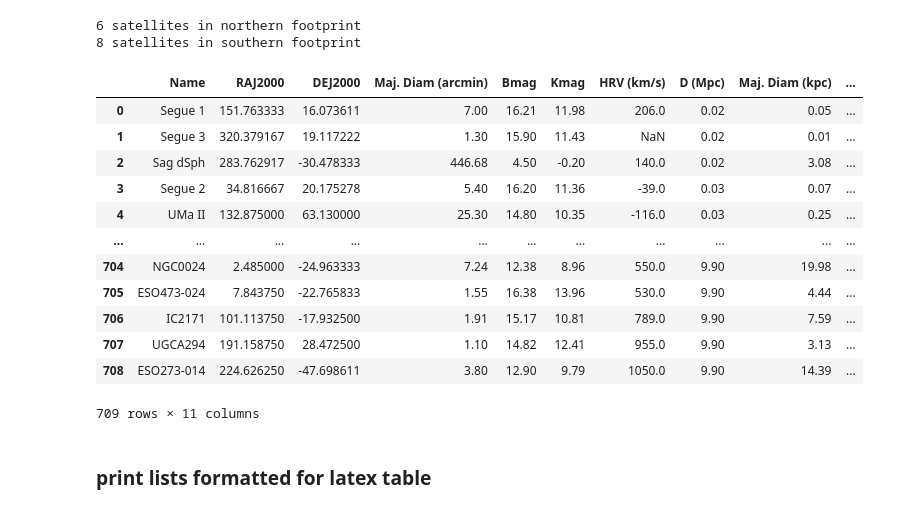
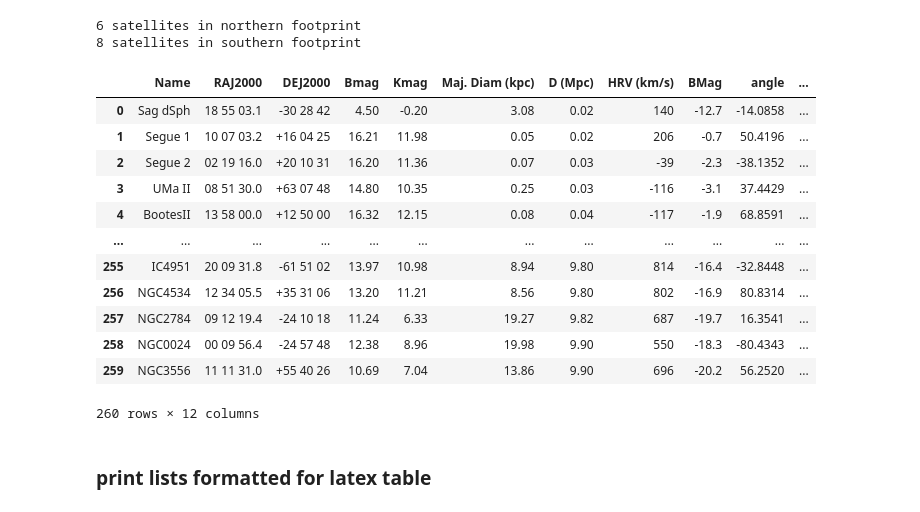
Before and after one commit to Dynamics-Penn/roman-nearfield, a Jupyter notebook: notebooks/ccs_footprints_nbgs.ipynb, the cells around one changed output. Cells and saved outputs as stored; diff of their text form; code cells hidden in the pictures.

```diff
--- a/notebooks/ccs_footprints_nbgs.ipynb
+++ b/notebooks/ccs_footprints_nbgs.ipynb
@@ -55,21 +67,21 @@ nbglm_in_hlwas_north, nbglm_in_hlwas_south = select_satellites_in_footprint(comb
 6 satellites in northern footprint
 8 satellites in southern footprint
 # %%
-nbgs_all
+nbgs
 # %% [output]
-|  | Name | RAJ2000 | DEJ2000 | Maj. Diam (arcmin) | Bmag | Kmag | HRV (km/s) | D (Mpc) | Maj. Diam (kpc) | ... |
-| 0 | Segue 1 | 151.763333 | 16.073611 | 7.00 | 16.21 | 11.98 | 206.0 | 0.02 | 0.05 | ... |
-| 1 | Segue 3 | 320.379167 | 19.117222 | 1.30 | 15.90 | 11.43 | NaN | 0.02 | 0.01 | ... |
-| 2 | Sag dSph | 283.762917 | -30.478333 | 446.68 | 4.50 | -0.20 | 140.0 | 0.02 | 3.08 | ... |
-| 3 | Segue 2 | 34.816667 | 20.175278 | 5.40 | 16.20 | 11.36 | -39.0 | 0.03 | 0.07 | ... |
-| 4 | UMa II | 132.875000 | 63.130000 | 25.30 | 14.80 | 10.35 | -116.0 | 0.03 | 0.25 | ... |
-| ... | ... | ... | ... | ... | ... | ... | ... | ... | ... | ... |
-| 704 | NGC0024 | 2.485000 | -24.963333 | 7.24 | 12.38 | 8.96 | 550.0 | 9.90 | 19.98 | ... |
-| 705 | ESO473-024 | 7.843750 | -22.765833 | 1.55 | 16.38 | 13.96 | 530.0 | 9.90 | 4.44 | ... |
-| 706 | IC2171 | 101.113750 | -17.932500 | 1.91 | 15.17 | 10.81 | 789.0 | 9.90 | 7.59 | ... |
-| 707 | UGCA294 | 191.158750 | 28.472500 | 1.10 | 14.82 | 12.41 | 955.0 | 9.90 | 3.13 | ... |
-| 708 | ESO273-014 | 224.626250 | -47.698611 | 3.80 | 12.90 | 9.79 | 1050.0 | 9.90 | 14.39 | ... |
+|  | Name | RAJ2000 | DEJ2000 | Bmag | Kmag | Maj. Diam (kpc) | D (Mpc) | HRV (km/s) | BMag | angle | ... |
+| 0 | Sag dSph | 18 55 03.1 | -30 28 42 | 4.50 | -0.20 | 3.08 | 0.02 | 140 | -12.7 | -14.0858 | ... |
+| 1 | Segue 1 | 10 07 03.2 | +16 04 25 | 16.21 | 11.98 | 0.05 | 0.02 | 206 | -0.7 | 50.4196 | ... |
+| 2 | Segue 2 | 02 19 16.0 | +20 10 31 | 16.20 | 11.36 | 0.07 | 0.03 | -39 | -2.3 | -38.1352 | ... |
+| 3 | UMa II | 08 51 30.0 | +63 07 48 | 14.80 | 10.35 | 0.25 | 0.03 | -116 | -3.1 | 37.4429 | ... |
+| 4 | BootesII | 13 58 00.0 | +12 50 00 | 16.32 | 12.15 | 0.08 | 0.04 | -117 | -1.9 | 68.8591 | ... |
+| ... | ... | ... | ... | ... | ... | ... | ... | ... | ... | ... | ... |
+| 255 | IC4951 | 20 09 31.8 | -61 51 02 | 13.97 | 10.98 | 8.94 | 9.80 | 814 | -16.4 | -32.8448 | ... |
+| 256 | NGC4534 | 12 34 05.5 | +35 31 06 | 13.20 | 11.21 | 8.56 | 9.80 | 802 | -16.9 | 80.8314 | ... |
+| 257 | NGC2784 | 09 12 19.4 | -24 10 18 | 11.24 | 6.33 | 19.27 | 9.82 | 687 | -19.7 | 16.3541 | ... |
+| 258 | NGC0024 | 00 09 56.4 | -24 57 48 | 12.38 | 8.96 | 19.98 | 9.90 | 550 | -18.3 | -80.4343 | ... |
+| 259 | NGC3556 | 11 11 31.0 | +55 40 26 | 10.69 | 7.04 | 13.86 | 9.90 | 696 | -20.2 | 56.2520 | ... |
-709 rows × 11 columns
+260 rows × 12 columns
 # %% [markdown]
 ### print lists formatted for latex table
 # %%
```
Also changed, not shown: parts of 4 cells of this notebook, 2 other files.
